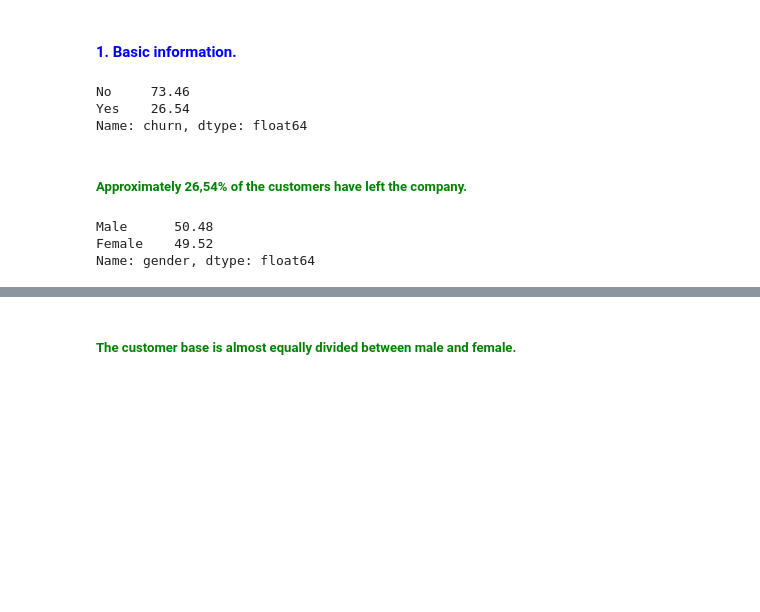
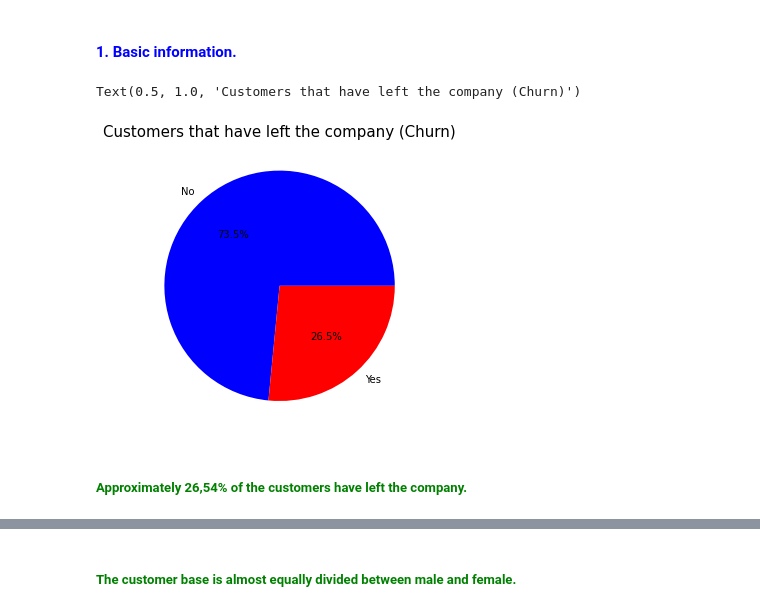
Before and after one commit to LupiVolpi/alura_challenge_data_science, a Jupyter notebook: week_2_Analysing_Visualizing_and_Drawing_Insights_from_the_dataset/alura_challenge_data_science_week_2.ipynb, the cells around one changed output, grey strips where cells are left out. Saved outputs shown, nothing was run; the diff lists cells and outputs as text; code cells hidden in the pictures; blank space fills up the shorter version.

```diff
--- a/week_2_Analysing_Visualizing_and_Drawing_Insights_from_the_dataset/alura_challenge_data_science_week_2.ipynb
+++ b/week_2_Analysing_Visualizing_and_Drawing_Insights_from_the_dataset/alura_challenge_data_science_week_2.ipynb
@@ -66,17 +68,16 @@ data_treated.head(5)
 # Analysing the *churn* variable
 # %% [markdown]
 #### <font color = "Blue"> 1. Basic information.
-# %%
-data_treated["churn"].value_counts(normalize = True).round(decimals = 4) * 100
-# %% [output]
-No     73.46
-Yes    26.54
-Name: churn, dtype: float64
+# %%
+fig1 = plt.figure(figsize = (5, 4))
+axis1 = fig1.add_axes([0, 0, 1, 1])
+
+labels = data_treated["churn"].value_counts().index
+
+axis1.pie(data_treated["churn"].value_counts(normalize = True).round(decimals = 4) * 100, labels = labels, colors = ["blue", "red"], autopct = "%.1f%%")
+axis1.set_title("Customers that have left the company (Churn)", fontsize = 15, pad = 5)
+# %% [output]
+Text(0.5, 1.0, 'Customers that have left the company (Churn)')
+[figure, added]
 # %% [markdown]
 ##### <font color = "Green"> Approximately 26,54% of the customers have left the company.
-# %%
-data_treated["gender"].value_counts(normalize = True).round(decimals = 4) * 100
-# %% [output]
-Male      50.48
-Female    49.52
-Name: gender, dtype: float64
```
Also changed, not shown: parts of 22 cells of this notebook.
